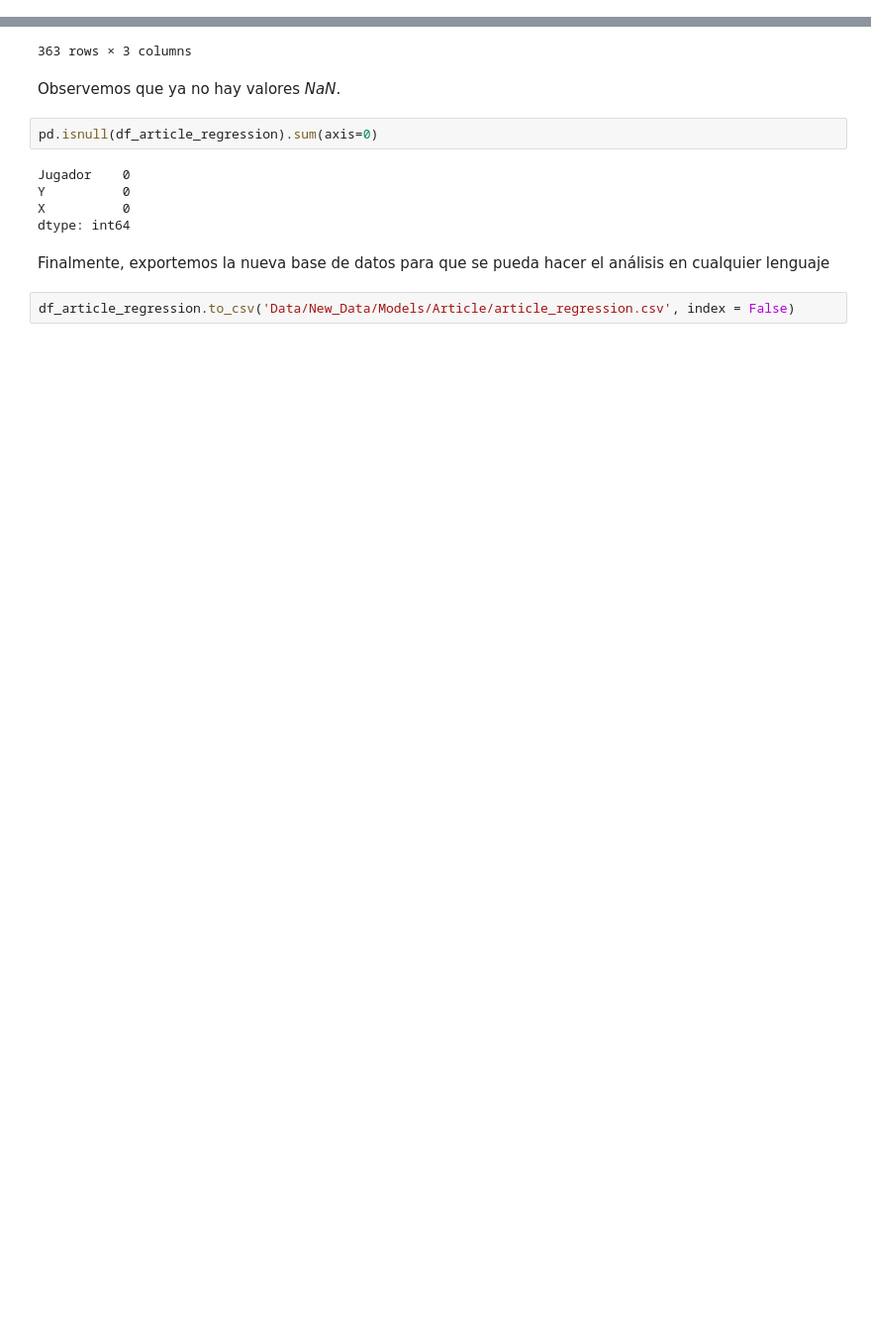
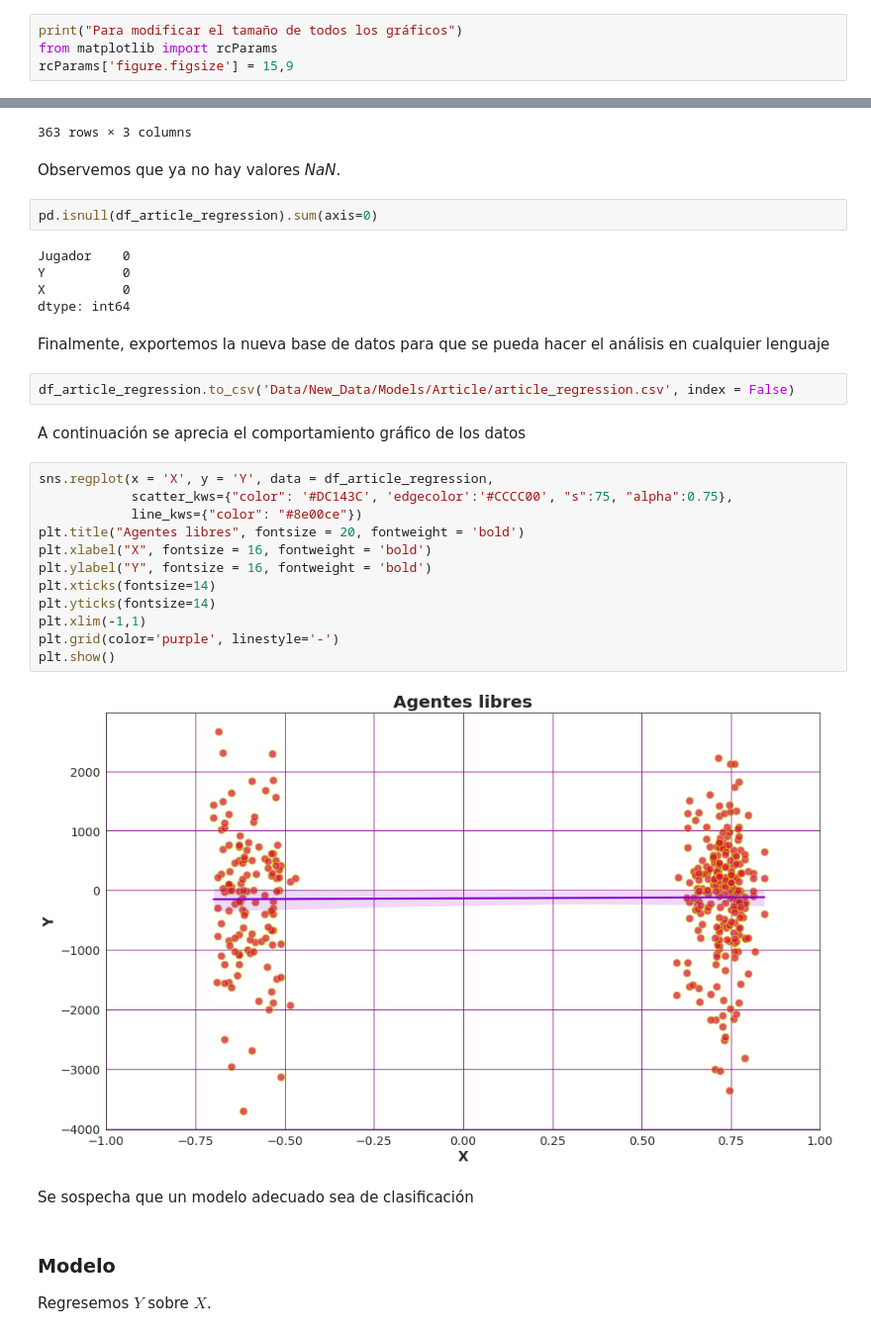
Before and after one commit to PhysTony/MLB_hardball_negotations, a Jupyter notebook: Models/Linear_models/Free_agent/article_linear_regression_free_agent.ipynb, the cells around one changed output, grey strips where cells are left out. Shown at 99% size. Cells and saved outputs as stored; diff of their text form; blank space fills up the shorter version.

Commit message:
Modelo de los agentes libres del articulo y graficas hechas.

```diff
--- a/Models/Linear_models/Free_agent/article_linear_regression_free_agent.ipynb
+++ b/Models/Linear_models/Free_agent/article_linear_regression_free_agent.ipynb
@@ -35,3 +35,7 @@ path = '/home/usuario/Documentos/Github/Proyectos/MLB_HN'
 os.chdir(path)
 # %% [output]
 /home/usuario/Documentos/Github/Proyectos/MLB_HN/Models/Linear_models/Free_agent
+# %%
+print("Para modificar el tamaño de todos los gráficos")
+from matplotlib import rcParams
+rcParams['figure.figsize'] = 15,9
@@ -791,3 +805,25 @@ dtype: int64
 Finalmente, exportemos la nueva base de datos para que se pueda hacer el análisis en cualquier lenguaje
 # %%
 df_article_regression.to_csv('Data/New_Data/Models/Article/article_regression.csv', index = False)
+# %% [markdown]
+A continuación se aprecia el comportamiento gráfico de los datos
+# %%
+sns.regplot(x = 'X', y = 'Y', data = df_article_regression,
+            scatter_kws={"color": '#DC143C', 'edgecolor':'#CCCC00', "s":75, "alpha":0.75},
+            line_kws={"color": "#8e00ce"})
+plt.title("Agentes libres", fontsize = 20, fontweight = 'bold')
+plt.xlabel("X", fontsize = 16, fontweight = 'bold')
+plt.ylabel("Y", fontsize = 16, fontweight = 'bold')
+plt.xticks(fontsize=14)
+plt.yticks(fontsize=14)
+plt.xlim(-1,1)
+plt.grid(color='purple', linestyle='-')
+plt.show()
+# %% [output]
+[figure, added]
+# %% [markdown]
+Se sospecha que un modelo adecuado sea de clasificación
+# %% [markdown]
+### Modelo
+
+Regresemos $Y$ sobre $X$.
```
Also changed, not shown: parts of 5 cells of this notebook.
